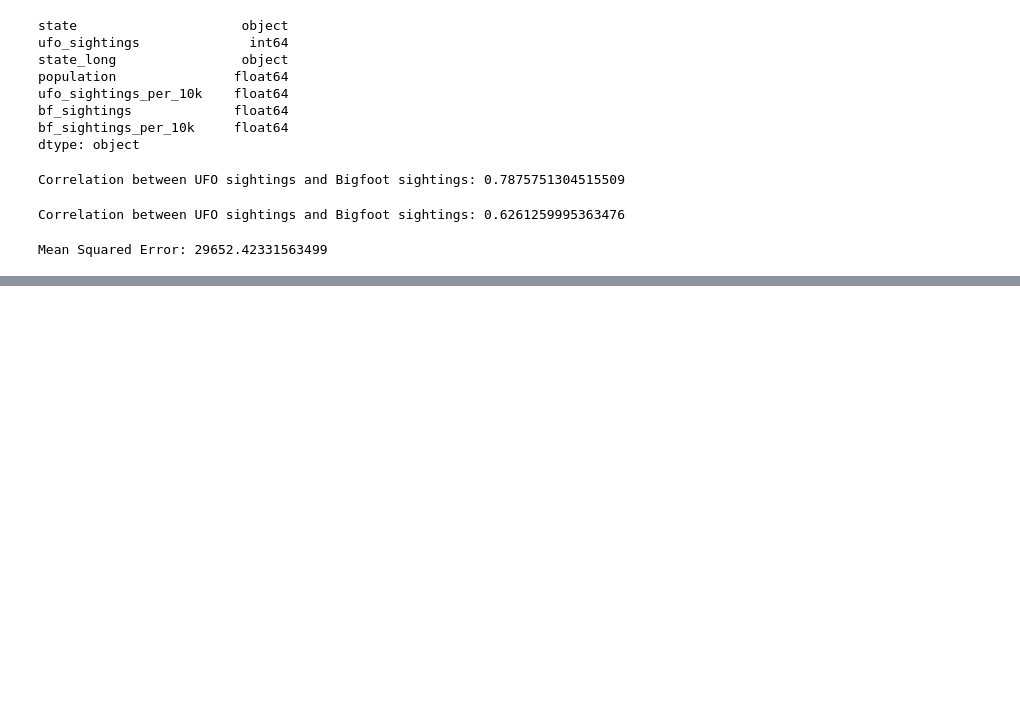
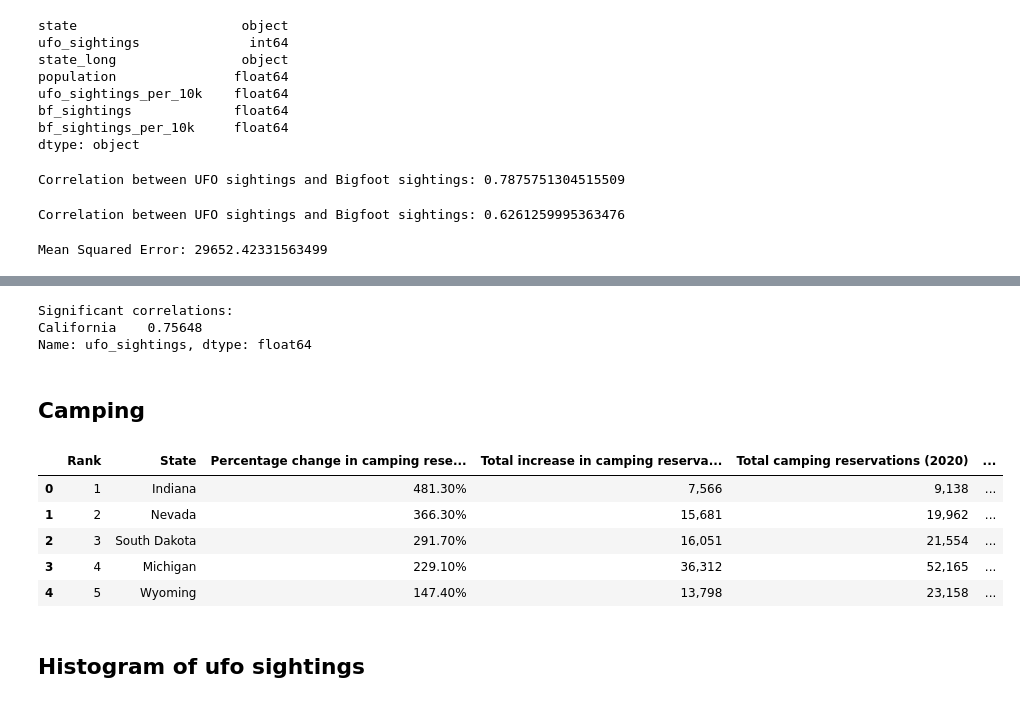
Before and after one commit to kflemming30/UFO_sightings, a Jupyter notebook: Sightings_Analysis.ipynb, the cells around one changed output, grey strips where cells are left out. Cells and saved outputs as stored; diff of their text form; code cells hidden in the pictures; blank space fills up the shorter version.

```diff
--- a/Sightings_Analysis.ipynb
+++ b/Sightings_Analysis.ipynb
@@ -745,0 +794,29 @@ Mean Squared Error: 29652.42331563499
+# %%
+# Set a threshold for significant correlations
+threshold = 0.5
+
+# Filter correlations above or below the threshold
+significant_correlations = state_correlation[
+    (state_correlation > threshold) | (state_correlation < -threshold)
+]
+
+print("Significant correlations:")
+print(significant_correlations)
+# %% [output]
+Significant correlations:
+California    0.75648
+Name: ufo_sightings, dtype: float64
+# %% [markdown]
+## Camping
+# %%
+camping = pd.read_csv(r"C:\Users\12039\Documents\UFO_sightings\Camping 2020 - Sheet1.csv")
+camping.head()
+# %% [output]
+|  | Rank | State | Percentage change in camping rese... | Total increase in camping reserva... | Total camping reservations (2020) | ... |
+| 0 | 1 | Indiana | 481.30% | 7,566 | 9,138 | ... |
+| 1 | 2 | Nevada | 366.30% | 15,681 | 19,962 | ... |
+| 2 | 3 | South Dakota | 291.70% | 16,051 | 21,554 | ... |
+| 3 | 4 | Michigan | 229.10% | 36,312 | 52,165 | ... |
+| 4 | 5 | Wyoming | 147.40% | 13,798 | 23,158 | ... |
+# %% [markdown]
+## Histogram of ufo sightings
```
Also changed, not shown: parts of 10 cells of this notebook, 3 other files.
